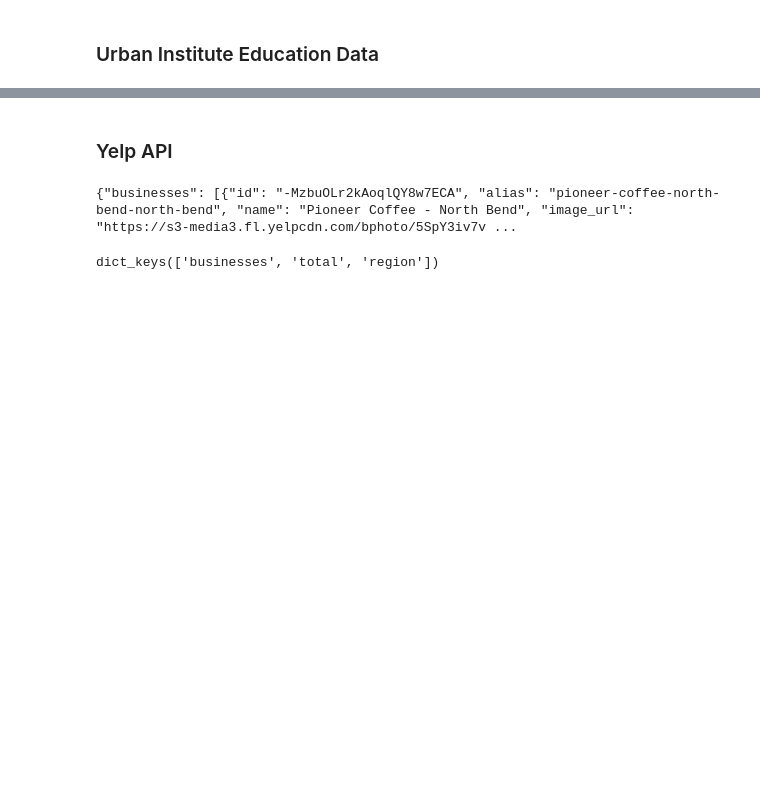
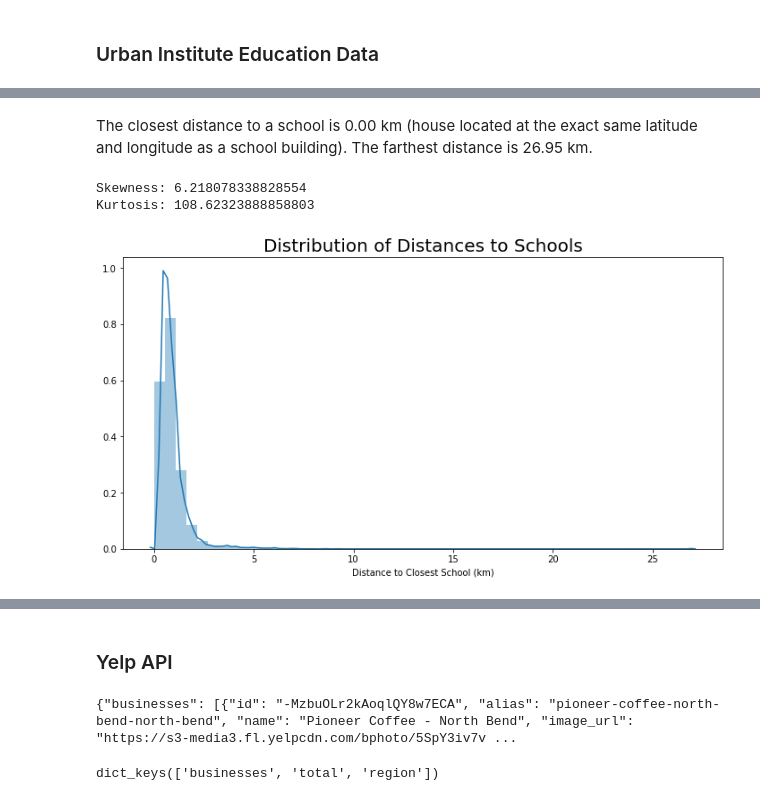
Before and after one commit to dtunnicliffe/house-price-regression-project, a Jupyter notebook: king-county-housing-project.ipynb, the cells around one changed output, grey strips where cells are left out. Cells and saved outputs as stored; diff of their text form; code cells hidden in the pictures; blank space fills up the shorter version.

```diff
--- a/king-county-housing-project.ipynb
+++ b/king-county-housing-project.ipynb
@@ -336,0 +213,3 @@ Name: rev_total, dtype: int64
+# %%
+# dropping extra index column
+schools.drop(columns='index', inplace=True, axis=1)
@@ -336,0 +283,5 @@ Name: rev_total, dtype: int64
+# %%
+school_coordinates = []
+x = round(schools.latitude, 2)
+y = round(schools.longitude, 2)
+school_coordinates = list(zip(x,y))
@@ -336,0 +306,15 @@ Name: rev_total, dtype: int64
+# %%
+import haversine as hs
+#geographic distance calculator
+#function that identifies the distance between a point of interest and house
+def distance_to(point_of_interest):
+    distance = df[['lat','long']].apply(lambda x: hs.haversine(x.tolist(), point_of_interest), axis=1)
+    return distance
+# %%
+for i in range(len(school_coordinates)):
+    df[f'school_{i}'] = distance_to(school_coordinates[i])
+
+school_cols = []
+for i in range(len(school_coordinates)):
+    school_cols.append(f'school_{i}')
+    df['closest_distance_to_school'] = df[school_cols].min(axis=1)
@@ -336,0 +346,13 @@ Name: rev_total, dtype: int64
+# %% [markdown]
+The closest distance to a school is 0.00 km (house located at the exact same latitude and longitude as a school building). The farthest distance is 26.95 km.
+# %%
+plt.figure(figsize=(12,6))
+sns.distplot(df['closest_distance_to_school'])
+plt.title("Distribution of Distances to Schools", fontsize=20)
+plt.xlabel('Distance to Closest School (km)');
+print("Skewness:", df['closest_distance_to_school'].skew())
+print("Kurtosis:", df['closest_distance_to_school'].kurt())
+# %% [output]
+Skewness: 6.218078338828554
+Kurtosis: 108.62323888858803
+[figure, added]
```
Also changed, not shown: parts of 150 cells of this notebook, 3 other files.
